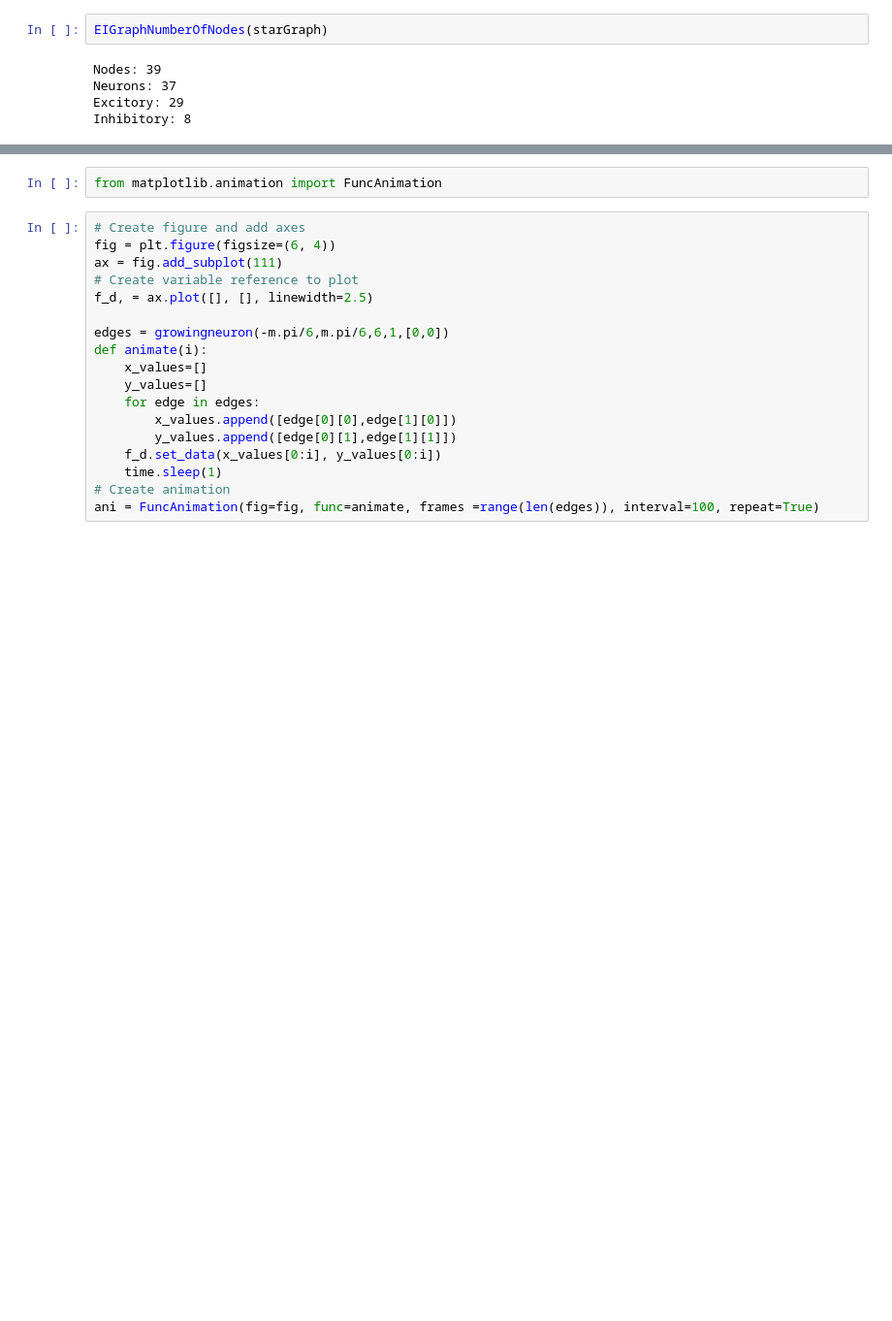
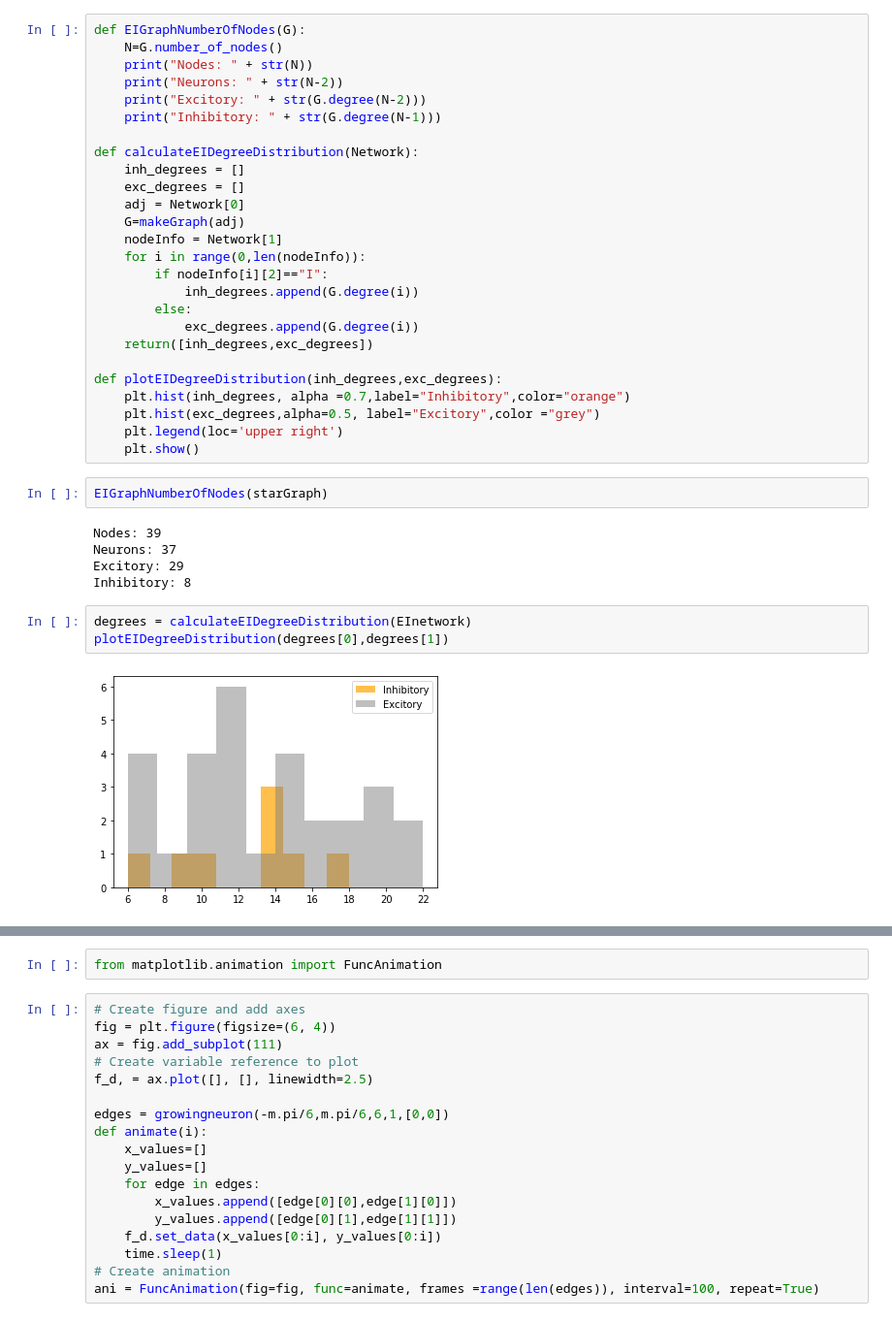
Before and after one commit to rnartallo/randomlygrownnetworks, a Jupyter notebook: initialprojectwork.ipynb, the cells around one changed output, grey strips where cells are left out. Shown: that part at 97% size. Cells and saved outputs as stored; diff of their text form; blank space fills up the shorter version.

```diff
--- a/initialprojectwork.ipynb
+++ b/initialprojectwork.ipynb
@@ -445,3 +462,29 @@ def EIGraphNumberOfNodes(G):
+# %%
+def EIGraphNumberOfNodes(G):
+    N=G.number_of_nodes()
+    print("Nodes: " + str(N))
+    print("Neurons: " + str(N-2))
+    print("Excitory: " + str(G.degree(N-2)))
+    print("Inhibitory: " + str(G.degree(N-1)))
+
+def calculateEIDegreeDistribution(Network):
+    inh_degrees = []
+    exc_degrees = []
+    adj = Network[0]
+    G=makeGraph(adj)
+    nodeInfo = Network[1]
+    for i in range(0,len(nodeInfo)):
+        if nodeInfo[i][2]=="I":
+            inh_degrees.append(G.degree(i))
+        else:
+            exc_degrees.append(G.degree(i))
+    return([inh_degrees,exc_degrees])
+
+def plotEIDegreeDistribution(inh_degrees,exc_degrees):
+    plt.hist(inh_degrees, alpha =0.7,label="Inhibitory",color="orange")
+    plt.hist(exc_degrees,alpha=0.5, label="Excitory",color ="grey")
+    plt.legend(loc='upper right')
+    plt.show()
 # %%
 EIGraphNumberOfNodes(starGraph)
 # %% [output]
@@ -449,6 +492,11 @@ Nodes: 39
 Neurons: 37
 Excitory: 29
 Inhibitory: 8
+# %%
+degrees = calculateEIDegreeDistribution(EInetwork)
+plotEIDegreeDistribution(degrees[0],degrees[1])
+# %% [output]
+[figure, added]
 # %%
 # %% [output]
 [[array([0, 0]), array([ 0.34218697, -0.06131599])]]
```
Also changed, not shown: parts of 6 cells of this notebook.
